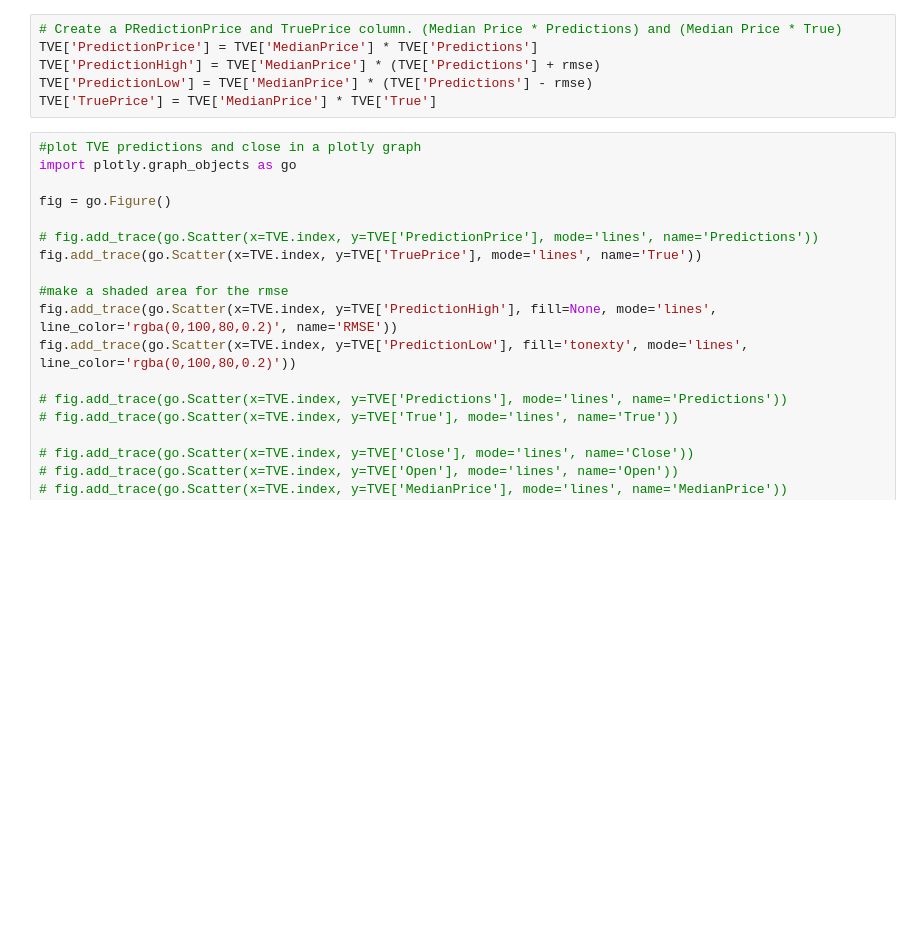
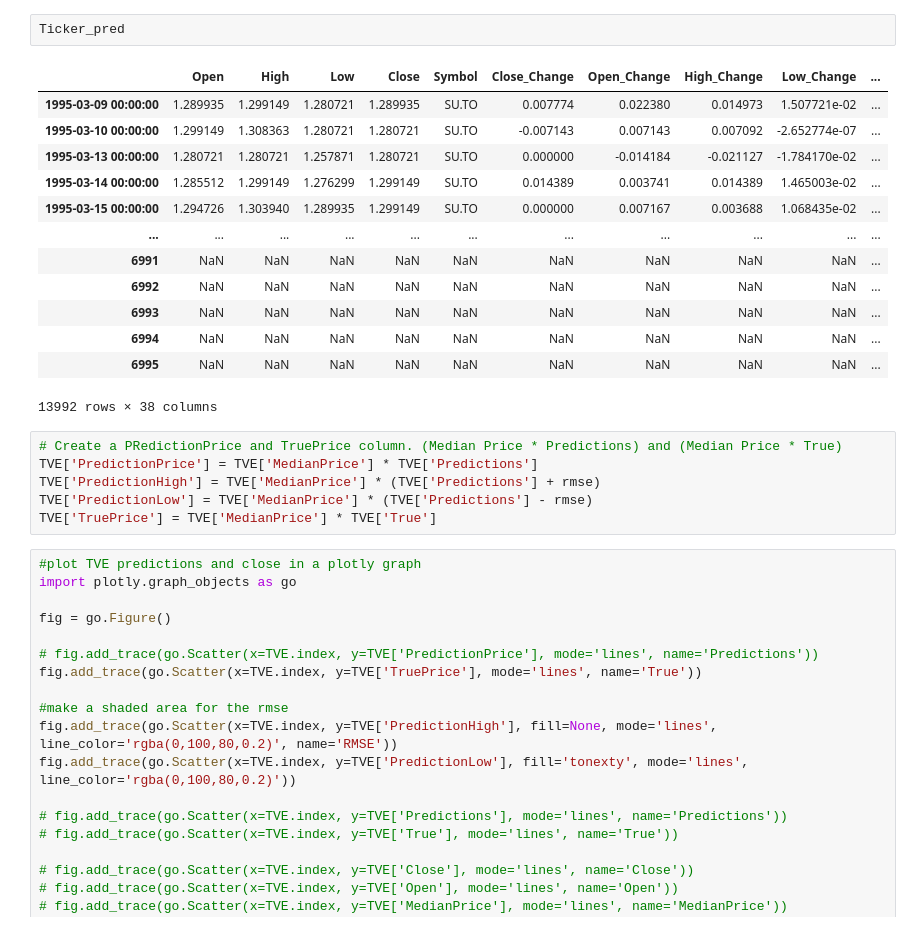
Before and after one commit to 538455/LHL_FinalProject_Predictive-Technical-Indicators-Using-LSTM-Models-for-Trading, a Jupyter notebook: src/Final Model/Dashboard.ipynb, the cells around one changed output. Drawn from its saved outputs; the diff is of its cells as text; blank space fills up the shorter version.

```diff
--- a/src/Final Model/Dashboard.ipynb
+++ b/src/Final Model/Dashboard.ipynb
@@ -49,3 +49,19 @@ TVE
+# %%
+Ticker_pred
+# %% [output]
+|  | Open | High | Low | Close | Symbol | Close_Change | Open_Change | High_Change | Low_Change | ... |
+| 1995-03-09 00:00:00 | 1.289935 | 1.299149 | 1.280721 | 1.289935 | SU.TO | 0.007774 | 0.022380 | 0.014973 | 1.507721e-02 | ... |
+| 1995-03-10 00:00:00 | 1.299149 | 1.308363 | 1.280721 | 1.280721 | SU.TO | -0.007143 | 0.007143 | 0.007092 | -2.652774e-07 | ... |
+| 1995-03-13 00:00:00 | 1.280721 | 1.280721 | 1.257871 | 1.280721 | SU.TO | 0.000000 | -0.014184 | -0.021127 | -1.784170e-02 | ... |
+| 1995-03-14 00:00:00 | 1.285512 | 1.299149 | 1.276299 | 1.299149 | SU.TO | 0.014389 | 0.003741 | 0.014389 | 1.465003e-02 | ... |
+| 1995-03-15 00:00:00 | 1.294726 | 1.303940 | 1.289935 | 1.299149 | SU.TO | 0.000000 | 0.007167 | 0.003688 | 1.068435e-02 | ... |
+| ... | ... | ... | ... | ... | ... | ... | ... | ... | ... | ... |
+| 6991 | NaN | NaN | NaN | NaN | NaN | NaN | NaN | NaN | NaN | ... |
+| 6992 | NaN | NaN | NaN | NaN | NaN | NaN | NaN | NaN | NaN | ... |
+| 6993 | NaN | NaN | NaN | NaN | NaN | NaN | NaN | NaN | NaN | ... |
+| 6994 | NaN | NaN | NaN | NaN | NaN | NaN | NaN | NaN | NaN | ... |
+| 6995 | NaN | NaN | NaN | NaN | NaN | NaN | NaN | NaN | NaN | ... |
+13992 rows × 38 columns
 # %%
 # Create a PRedictionPrice and TruePrice column. (Median Price * Predictions) and (Median Price * True)
 TVE['PredictionPrice'] = TVE['MedianPrice'] * TVE['Predictions']
```
Also changed, not shown: parts of 3 cells of this notebook, 8 other files.
